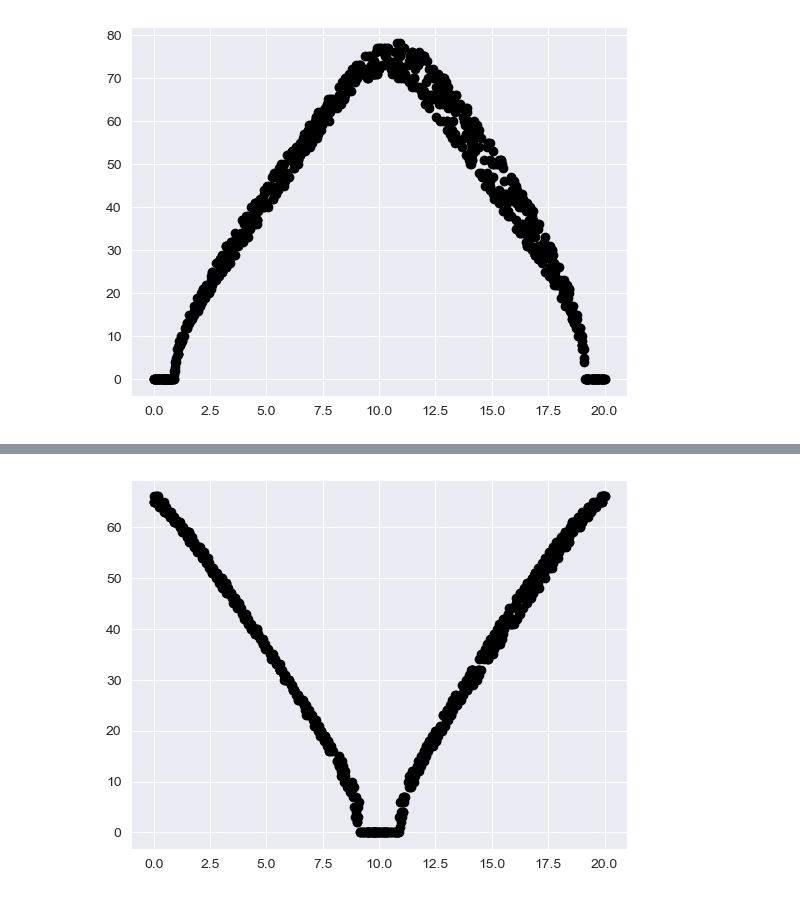
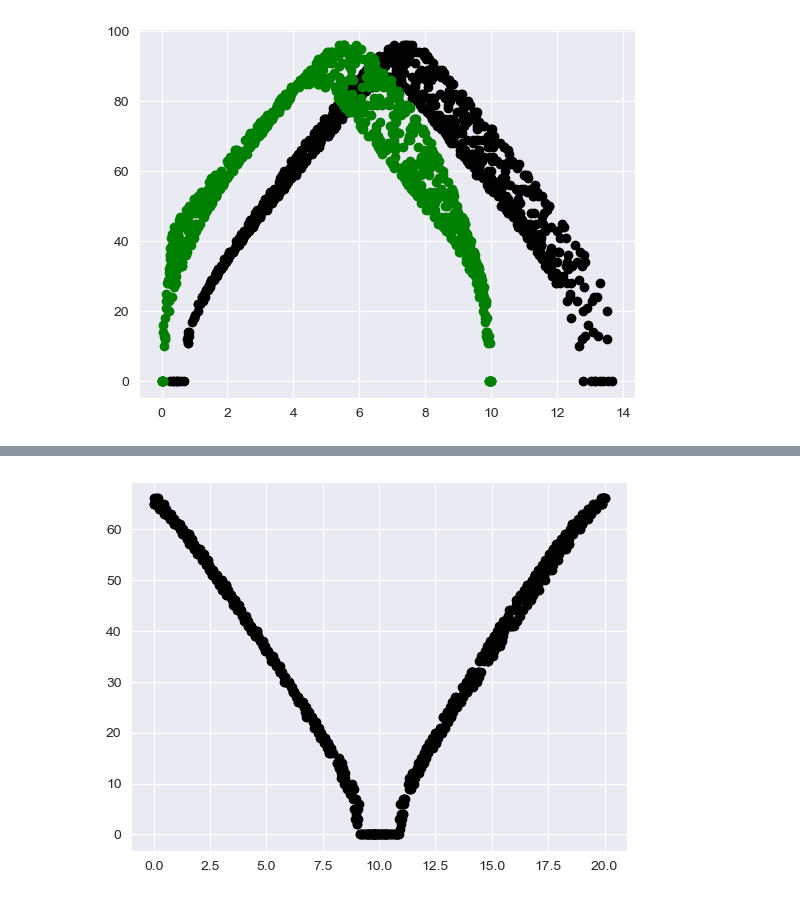
Before and after one commit to Harrison-Oatman/NucleiTracking, a Jupyter notebook: tissue_cartography/mesh_laplacian.ipynb, the cells around one changed output, grey strips where cells are left out. Drawn from its saved outputs; the diff is of its cells as text; code cells hidden in the pictures.

Commit message:
mesh creation and processing

```diff
--- a/tissue_cartography/mesh_laplacian.ipynb
+++ b/tissue_cartography/mesh_laplacian.ipynb
@@ -20,8 +21,12 @@ from blender_tissue_cartography import mesh as tcmesh
 base_path = Path(r"D:\Tracking\NucleiTracking\data\interim\lightsheet\2025_02_06")
 mesh_uv = tcmesh.ObjMesh.read_obj(str(base_path / "simple.obj"))
 # %%
-faces = np.array(mesh_uv.faces)[:, :, 0]
+faces = np.array(mesh_uv.faces, dtype=int)[:, :, 0]
 verts = np.array(mesh_uv.vertices) * 0.585
+
+a_vert = np.argmax(verts[:, 1])
+p_vert = np.argmin(verts[:, 1])
+
 
 y_loc = verts[:, 1]
 y_min, y_max = np.min(y_loc), np.max(y_loc)
@@ -31,10 +36,18 @@ L = 20
 rescale = L / (y_max - y_min)
 
 verts = verts * rescale
+verts[:, 1] = verts[:, 1] * 0.5
 
 y_loc = verts[:, 1]
 y_min, y_max = np.min(y_loc), np.max(y_loc)
-pole_dis = np.min(np.stack([np.abs(y_loc - y_min), np.abs(y_loc - y_max)], axis=-1), axis=-1)
+# pole_dis = np.min(np.stack([np.abs(y_loc - y_min), np.abs(y_loc - y_max)], axis=-1), axis=-1)
+
+n = verts.shape[0]
+sources = np.arange(n)
+
+distances_to_p = np.array([igl.exact_geodesic(verts, faces, np.array([p_vert], int), np.array([s]), None,  None) for s in tqdm(sources)])
+distances_to_a = np.array([igl.exact_geodesic(verts, faces, np.array([a_vert], int), np.array([s]), None,  None) for s in tqdm(sources)])
+pole_dis = np.min(np.stack([distances_to_p, distances_to_a], axis=-1), axis=-1)
 # %%
 from robust_laplacian import mesh_laplacian
 from scipy.sparse.linalg import inv
@@ -45,12 +58,16 @@ MiL = (inv(M) @ L)
 # %%
 from scipy.integrate import solve_ivp
 
-ic = 2*np.exp(-1/2*(pole_dis / 0.75)**2) - 1
-lam = 0.3
+ic = 2*np.exp(-1/2*(pole_dis / 0.5)**2) - 0.75
+lam = 0.35
 
 def ode_fn(t, u):
     ddu = MiL @ u
-    return -ddu + u - (u ** 3) + lam
+    return -0.25*ddu + u - (u ** 3) + lam
+
+u_range = np.linspace(-1, 1)
+plt.plot(u_range, u_range - (u_range ** 3) + lam)
+plt.show()
 
 t_range = [0, 20]
 sol = solve_ivp(ode_fn, t_range, ic, dense_output=True)
@@ -59,36 +78,38 @@ import napari
 
 tdr = np.linspace(t_range[0], t_range[1], 100)
 y_sol = sol.sol(tdr)
 
 y_sol_norm = (y_sol - np.min(y_sol)) / (np.max(y_sol) - np.min(y_sol))
 
 all_locs = []
 colors = []
 n = len(verts)
 
 cmap = plt.get_cmap("viridis")
 
 for i, t in enumerate(tdr):
 
     y_i = y_sol_norm[:, i]
 
     loc = np.hstack([np.expand_dims([i]*n, -1), verts])
     all_locs.append(loc)
 
     color = cmap(y_i)
     colors.append(color)
 
 colors = np.vstack(colors)
 locs = np.vstack(all_locs)
 
 t_cross = np.argmax(y_sol > 0, axis=1)
 
-plt.scatter(verts[:, 1], t_cross, color="k")
+plt.scatter(distances_to_a, t_cross, color="k")
+plt.scatter(verts[:, 1], t_cross, color="g")
+# plt.scatter(verts[:, 1], distances_to_a, color="r")
 plt.show()
 
-#
-# viewer = napari.Viewer()
-# viewer.add_points(locs, face_color=colors, size=0.2)
-# napari.run()
+
+viewer = napari.Viewer()
+viewer.add_points(locs, face_color=colors, size=0.2)
+napari.run()
 # %% [output]
-[figure, old version]
+[figure, new version]
```
Also changed, not shown: parts of 3 cells of this notebook, 2 other files.
